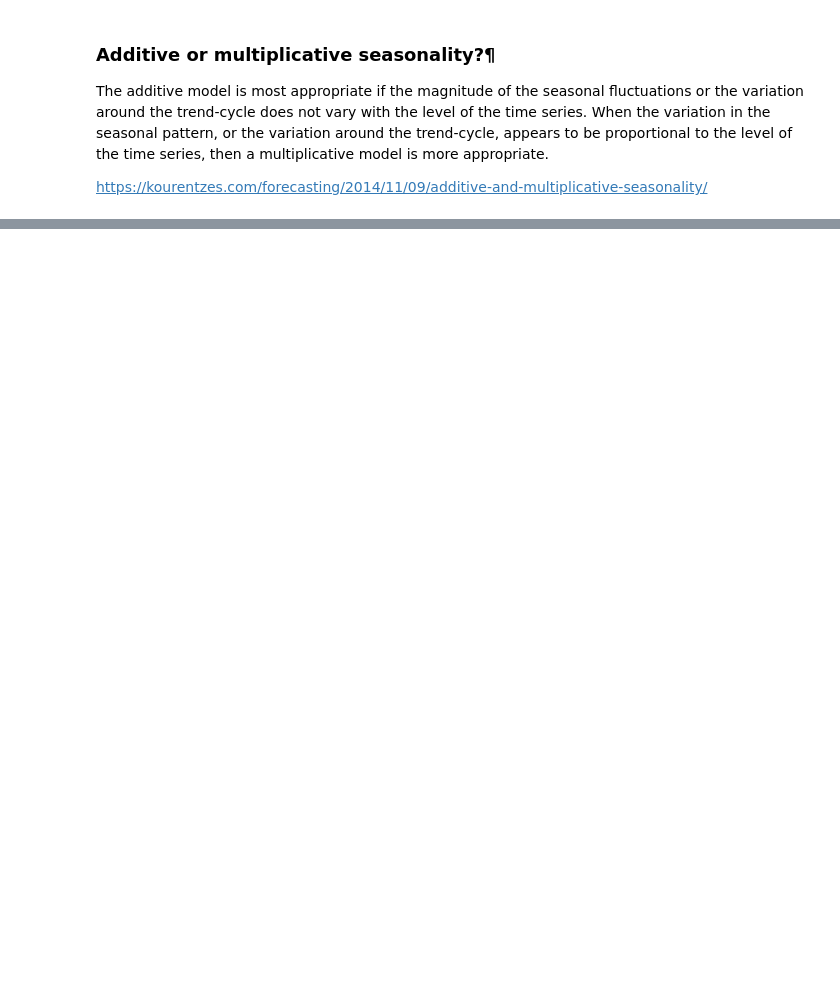
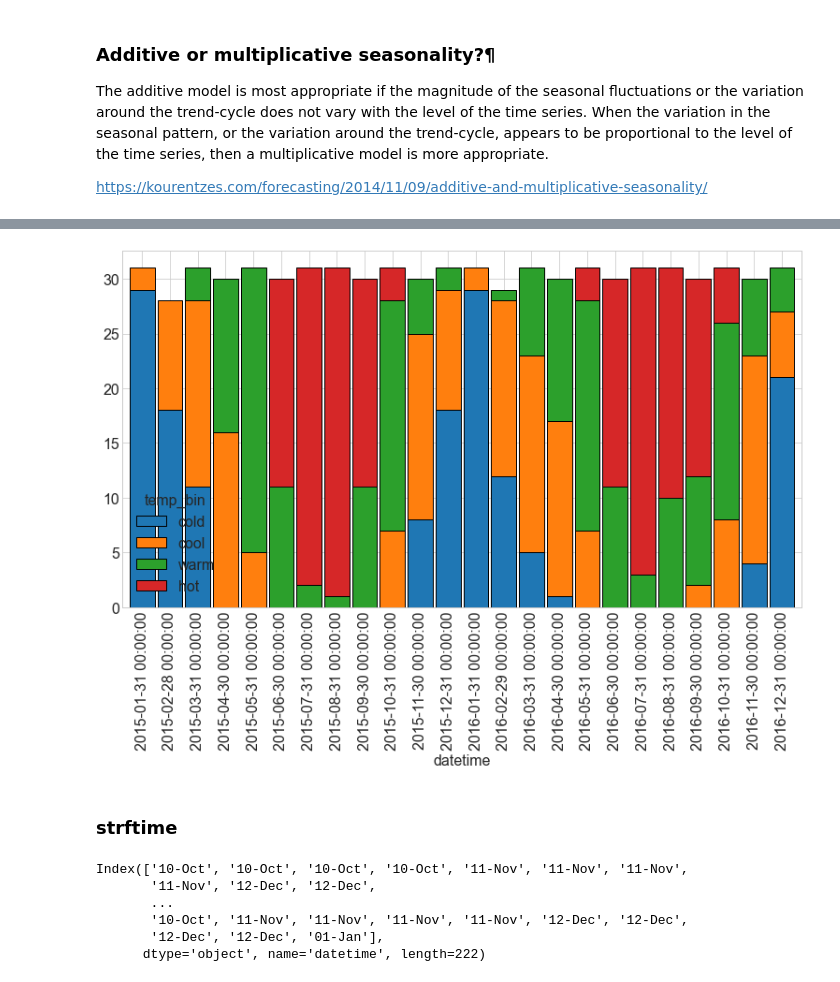
Before and after one commit to segovialori/time-series-exercises, a Jupyter notebook: time_series_eda_lesson.ipynb, the cells around one changed output, grey strips where cells are left out. Saved outputs shown, nothing was run; the diff lists cells and outputs as text; code cells hidden in the pictures; blank space fills up the shorter version.

```diff
--- a/time_series_eda_lesson.ipynb
+++ b/time_series_eda_lesson.ipynb
@@ -470,0 +856,11 @@ https://kourentzes.com/forecasting/2014/11/09/additive-and-multiplicative-season
+# %%
+#took 2015 and 2016
+ax = (train['2015':'2016']
+ .groupby('temp_bin')
+ .resample('M')
+ .size()
+ .unstack(0)
+ .plot.bar(stacked=True, width=.9, ec='black')
+)
+# %% [output]
+[figure, added]
@@ -470,0 +874,2 @@ https://kourentzes.com/forecasting/2014/11/09/additive-and-multiplicative-season
+# %% [markdown]
+### strftime
@@ -470,0 +878,9 @@ https://kourentzes.com/forecasting/2014/11/09/additive-and-multiplicative-season
+# %%
+y.index.strftime('%m-%b')
+# %% [output]
+Index(['10-Oct', '10-Oct', '10-Oct', '10-Oct', '11-Nov', '11-Nov', '11-Nov',
+       '11-Nov', '12-Dec', '12-Dec',
+       ...
+       '10-Oct', '11-Nov', '11-Nov', '11-Nov', '11-Nov', '12-Dec', '12-Dec',
+       '12-Dec', '12-Dec', '01-Jan'],
+      dtype='object', name='datetime', length=222)
```
Also changed, not shown: parts of 65 cells of this notebook.
